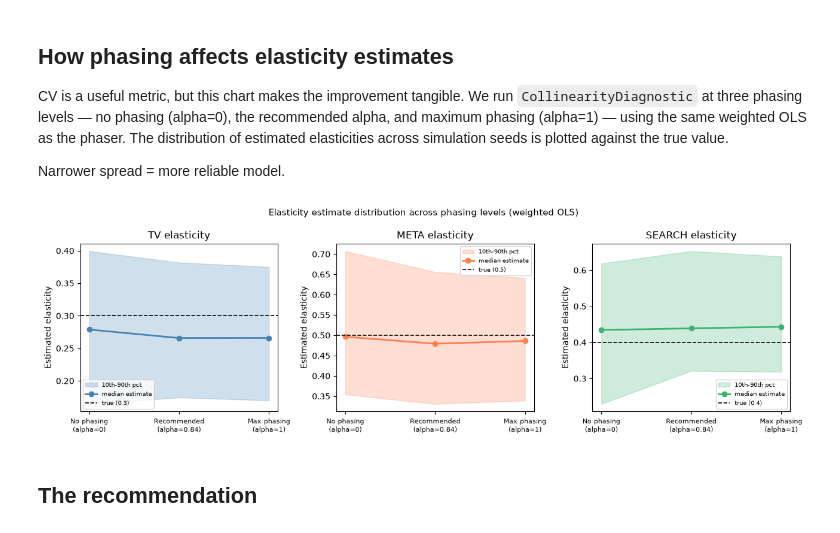
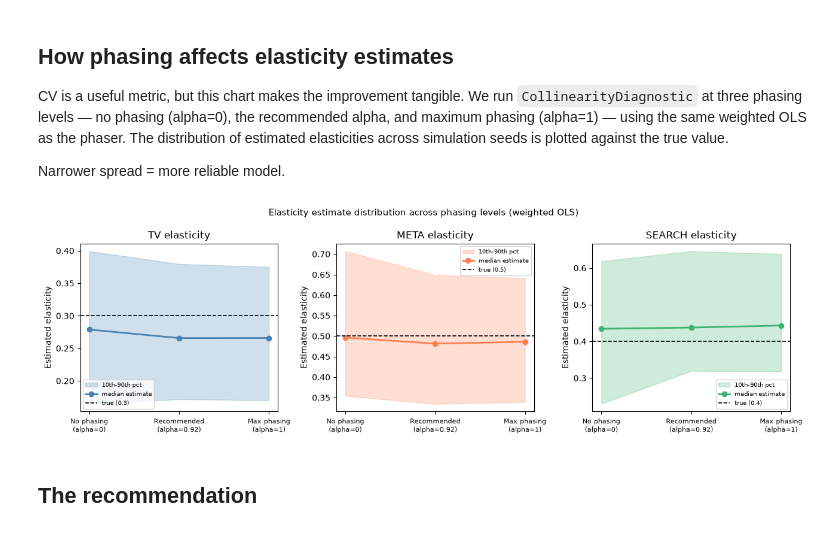
Before and after one commit to raz1470/how_wrong_is_your_mmm, a Jupyter notebook: notebooks/02_phaser_walkthrough.ipynb, the cells around one changed output. Saved outputs shown, nothing was run; the diff lists cells and outputs as text; code cells hidden in the pictures.

```diff
--- a/notebooks/02_phaser_walkthrough.ipynb
+++ b/notebooks/02_phaser_walkthrough.ipynb
@@ -93,17 +103,19 @@ Because history is correlated and fixed, we need the model to learn more from th
 
 `"binary"` is the default: it tells the model the plan year counts 5x as much as any history week.
 # %%
-grid_steps = 10 if FAST_MODE else 20
+grid_steps = 10 if FAST_MODE else 25
+n_phasing_seeds = 1 if FAST_MODE else 10
 
 phaser = BudgetPhaser(
     history_df=history,
     plan_df=plan,
-    true_elasticities={'tv': 0.3, 'meta': 0.5, 'search': 0.4},
-    weighting='binary',
+    true_elasticities={"tv": 0.3, "meta": 0.5, "search": 0.4},
+    weighting="binary",
     plan_weight=5.0,
     max_weekly_deviation_pct=40.0,
 )
-phaser.fit(n_sims=n_sims, grid_steps=grid_steps, fast_mode=FAST_MODE)
+phaser.fit(n_sims=n_sims, grid_steps=grid_steps, n_phasing_seeds=n_phasing_seeds, fast_mode=FAST_MODE)
+
 print(phaser.summary().to_string(index=False))
 # %% [output]
  alpha  actual_correlation  max_cv  max_monthly_deviation_pct  cv_tv  cv_meta  cv_search
@@ -167,8 +197,8 @@ CV is a useful metric, but this chart makes the improvement tangible. We run `Co
 Narrower spread = more reliable model.
 # %%
 month_labels = _get_month_labels(plan)
-true_elasticities = {'tv': 0.3, 'meta': 0.5, 'search': 0.4}
-best_alpha = phaser.recommend()['alpha']
+true_elasticities = {"tv": 0.3, "meta": 0.5, "search": 0.4}
+best_alpha = phaser.recommend()["alpha"]
 
 # precompute weights — same scheme as the phaser used
 weights = _compute_weights(
@@ -180,56 +210,69 @@ weights = _compute_weights(
 )
 
 alpha_levels = {
-    f'No phasing\n(alpha=0)': 0.0,
-    f'Recommended\n(alpha={best_alpha:.2f})': best_alpha,
-    f'Max phasing\n(alpha=1)': 1.0,
+    f"No phasing\n(alpha=0)": 0.0,
+    f"Recommended\n(alpha={best_alpha:.2f})": best_alpha,
+    f"Max phasing\n(alpha=1)": 1.0,
 }
 
 elast_data = {}
 for label, alpha in alpha_levels.items():
     phased = _generate_phased_schedule(
-        plan, month_labels, alpha=alpha,
-        max_weekly_deviation_pct=phaser.max_weekly_deviation_pct, seed=99,
+        plan,
+        month_labels,
+        alpha=alpha,
+        max_weekly_deviation_pct=phaser.max_weekly_deviation_pct,
+        seed=99,
     )
     combined = pd.concat([history, phased])
     diag = CollinearityDiagnostic(
         spend_df=combined,
         true_elasticities=true_elasticities,
         weights=weights,
     )
     diag.fit(n_sims=n_sims)
     elast_data[label] = {
-        ch: diag.results_[diag.results_['channel'] == ch]['estimated_elasticity'].to_numpy()
+        ch: diag.results_[diag.results_["channel"] == ch][
+            "estimated_elasticity"
+        ].to_numpy()
         for ch in plan.columns
     }
 
-channel_colors = {'tv': 'steelblue', 'meta': 'coral', 'search': 'mediumseagreen'}
+channel_colors = {"tv": "steelblue", "meta": "coral", "search": "mediumseagreen"}
 labels = list(alpha_levels.keys())
 x = range(len(labels))
 
 fig, axes = plt.subplots(1, 3, figsize=(13, 4), sharey=False)
 
 for ax, ch in zip(axes, plan.columns):
     color = channel_colors[ch]
     true_val = true_elasticities[ch]
     medians = [float(np.median(elast_data[l][ch])) for l in labels]
-    p10s    = [float(np.percentile(elast_data[l][ch], 10)) for l in labels]
-    p90s    = [float(np.percentile(elast_data[l][ch], 90)) for l in labels]
+    p10s = [float(np.percentile(elast_data[l][ch], 10)) for l in labels]
+    p90s = [float(np.percentile(elast_data[l][ch], 90)) for l in labels]
 
-    ax.fill_between(x, p10s, p90s, alpha=0.25, color=color, label='10th-90th pct')
-    ax.plot(x, medians, color=color, linewidth=2, marker='o', label='median estimate')
-    ax.axhline(true_val, color='black', linestyle='--', linewidth=1.2, label=f'true ({true_val})')
+    ax.fill_between(x, p10s, p90s, alpha=0.25, color=color, label="10th-90th pct")
+    ax.plot(x, medians, color=color, linewidth=2, marker="o", label="median estimate")
+    ax.axhline(
+        true_val,
+        color="black",
+        linestyle="--",
+        linewidth=1.2,
+        label=f"true ({true_val})",
+    )
     ax.set_xticks(list(x))
     ax.set_xticklabels(labels, fontsize=8)
-    ax.set_title(f'{ch.upper()} elasticity')
-    ax.set_ylabel('Estimated elasticity')
+    ax.set_title(f"{ch.upper()} elasticity")
+    ax.set_ylabel("Estimated elasticity")
     ax.legend(fontsize=7)
 
-plt.suptitle('Elasticity estimate distribution across phasing levels (weighted OLS)', fontsize=11)
+plt.suptitle(
+    "Elasticity estimate distribution across phasing levels (weighted OLS)", fontsize=11
+)
 plt.tight_layout()
 plt.show()
 # %% [output]
-[figure, old version]
+[figure, new version]
 # %% [markdown]
 ## The recommendation
 # %%
```
Also changed, not shown: parts of 8 cells of this notebook, 5 other files.
